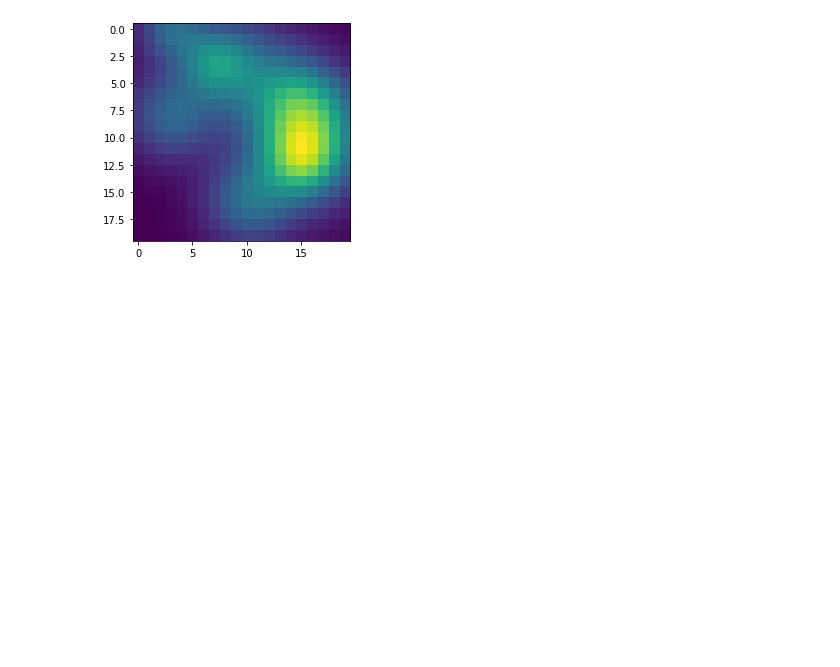
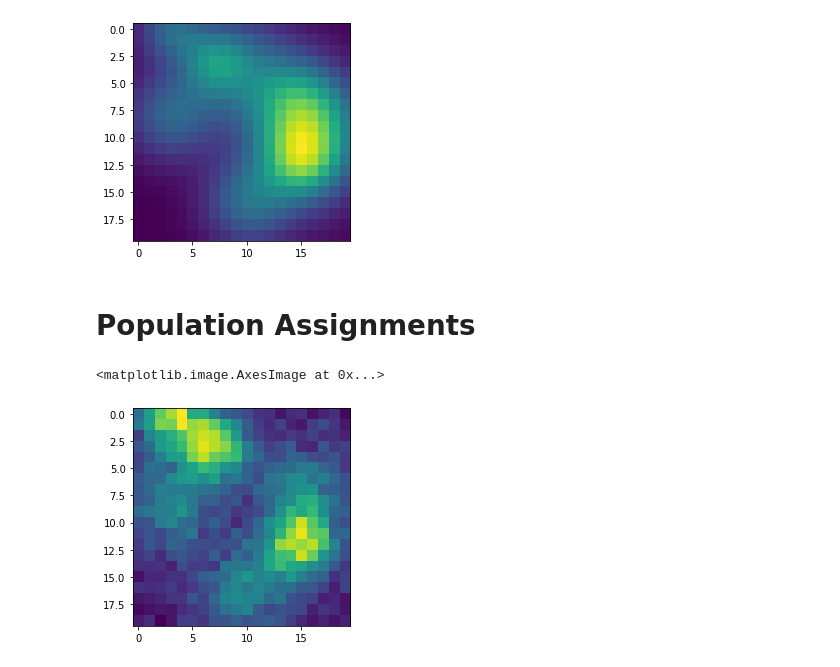
Before and after one commit to chajath/polsim1, a Jupyter notebook: polsim1.ipynb, the cells around one changed output. Saved outputs shown, nothing was run; the diff lists cells and outputs as text; code cells hidden in the pictures; blank space fills up the shorter version.

```diff
--- a/polsim1.ipynb
+++ b/polsim1.ipynb
@@ -223,3 +242,25 @@ plt.imshow(np.reshape(C_probs, (MAP_DIM, MAP_DIM)))
 # %% [output]
 <matplotlib.image.AxesImage at 0x...>
 [figure]
+# %% [markdown]
+# Population Assignments
+# %%
+P1 = 0.2 + 0.1 * A + 0.05 * B + 0.001 * C
+P2 = 0.2 - 0.001 * A + 0.05 * B
+# %%
+N_POP=500000
+# %%
+def assign_population(prop, seed=42):
+  np.random.seed(seed)
+  pa = np.zeros((MAP_DIM, MAP_DIM))
+  for x in np.random.choice(a=MAP_DIM**2, size=N_POP, p=prop.flatten()/sum(prop.flatten()), replace=True):
+    pa[np.unravel_index(x, (MAP_DIM, MAP_DIM))]+=1
+  return pa
+# %%
+P1A=assign_population(P1)
+P2A=assign_population(P2)
+# %%
+plt.imshow(np.reshape(P1A, (MAP_DIM, MAP_DIM)))
+# %% [output]
+<matplotlib.image.AxesImage at 0x...>
+[figure, added]
```
Also changed, not shown: parts of 42 cells of this notebook, 6 other files.
